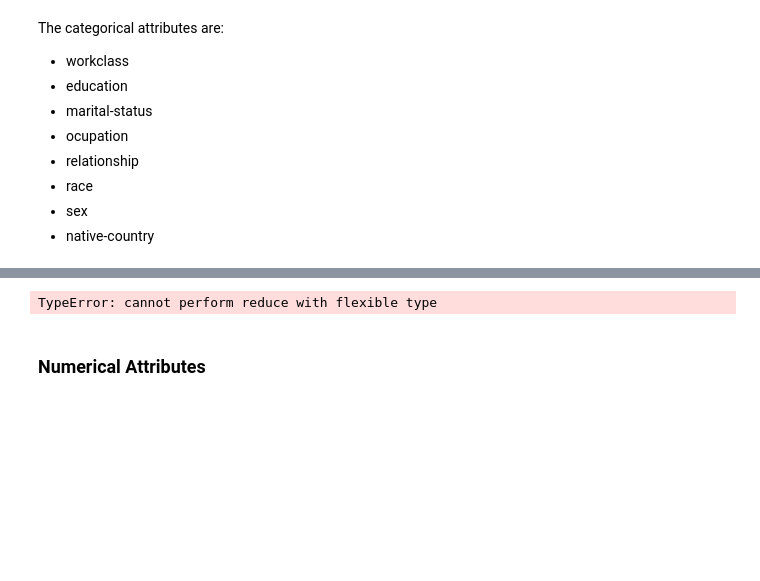
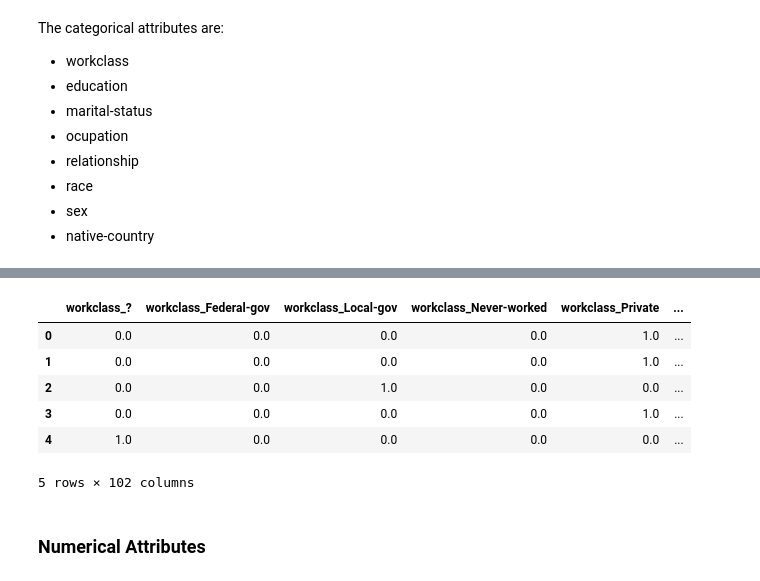
Before and after one commit to jdecid/MAI-IML, a Jupyter notebook: labs/s2/adult.ipynb, the cells around one changed output, grey strips where cells are left out. Drawn from its saved outputs; the diff is of its cells as text; code cells hidden in the pictures; blank space fills up the shorter version.

```diff
--- a/labs/s2/adult.ipynb
+++ b/labs/s2/adult.ipynb
@@ -137,12 +123,21 @@ IndexError: Index dimension must be <= 2
 # %%
 from sklearn.preprocessing import OneHotEncoder
 
-ohe = OneHotEncoder(handle_unknown='ignore')
-df = ohe.fit_transform(df[categorical_features[4:5]])
+ohe = OneHotEncoder(handle_unknown='ignore', sparse=False)
+X_categorical = ohe.fit_transform(df[categorical_features])
 
-df
+columns = ohe.get_feature_names(input_features=categorical_features)
+X_categorical = pd.DataFrame(data=X_categorical, columns=columns)
+
+X_categorical.head()
 # %% [output]
+|  | workclass_? | workclass_Federal-gov | workclass_Local-gov | workclass_Never-worked | workclass_Private | ... |
+| 0 | 0.0 | 0.0 | 0.0 | 0.0 | 1.0 | ... |
+| 1 | 0.0 | 0.0 | 0.0 | 0.0 | 1.0 | ... |
+| 2 | 0.0 | 0.0 | 1.0 | 0.0 | 0.0 | ... |
+| 3 | 0.0 | 0.0 | 0.0 | 0.0 | 1.0 | ... |
+| 4 | 1.0 | 0.0 | 0.0 | 0.0 | 0.0 | ... |
-TypeError: cannot perform reduce with flexible type
+5 rows × 102 columns
 # %% [markdown]
 ### Numerical Attributes
 # %% [markdown]
```
Also changed, not shown: parts of 13 cells of this notebook, 2 other files.
